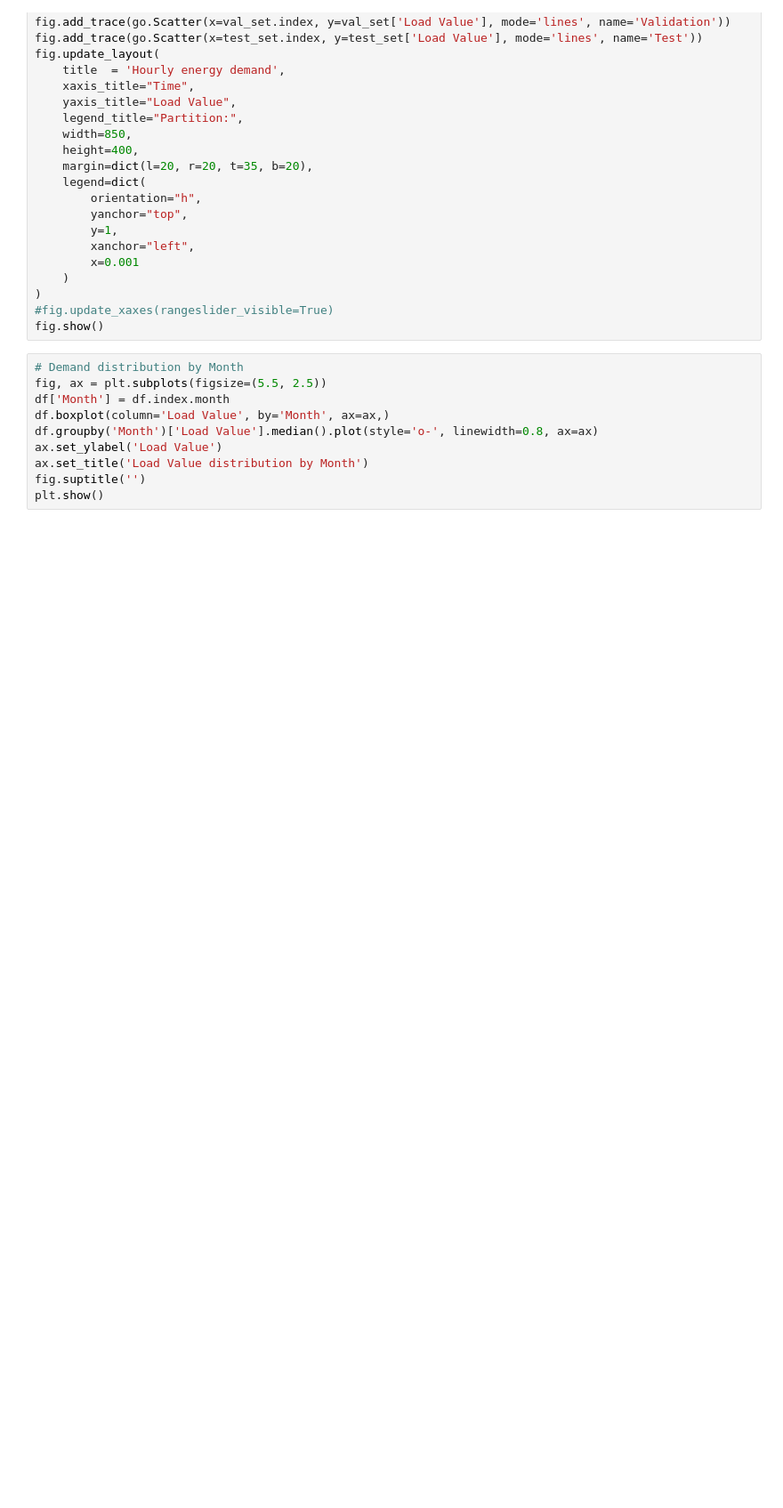
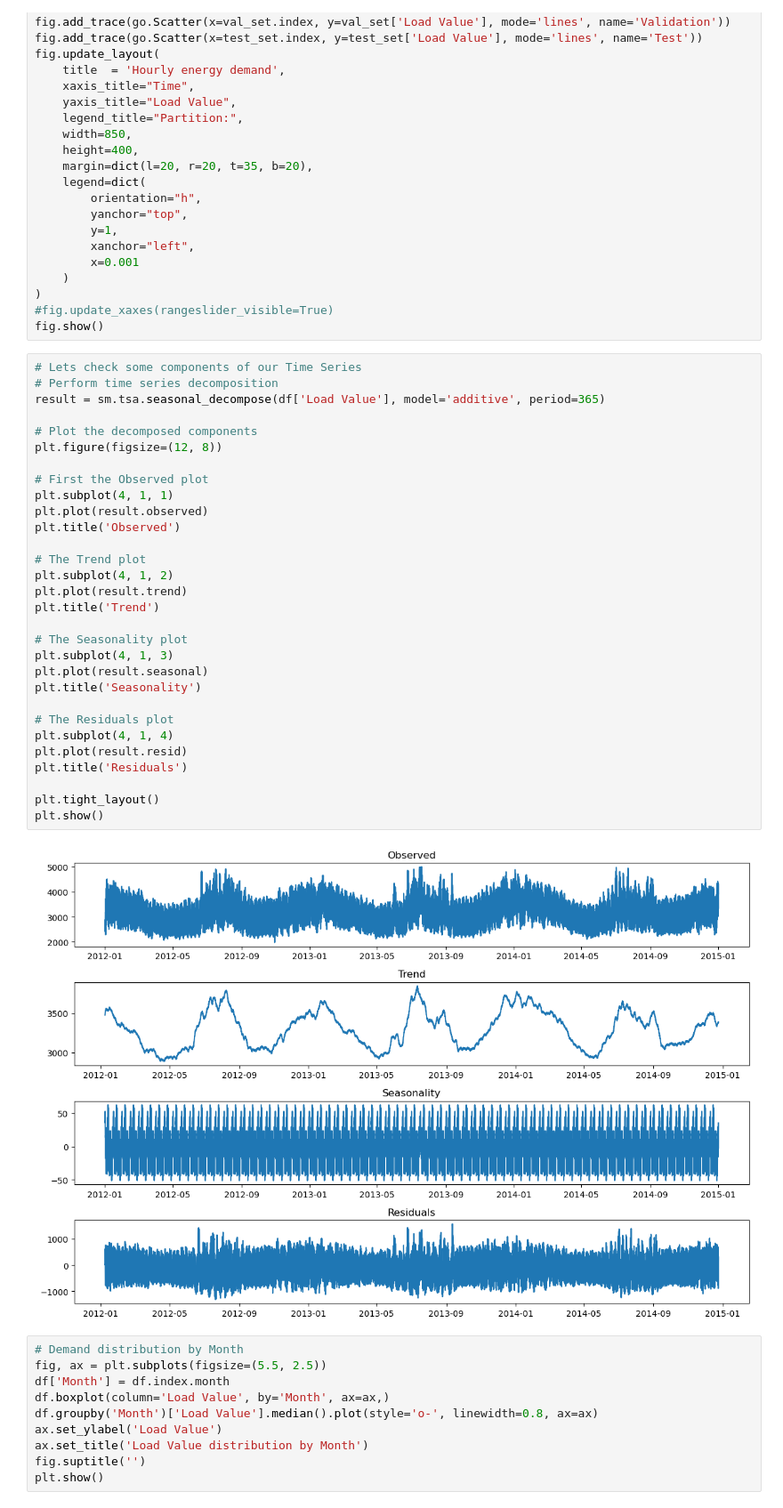
Before and after one commit to valerio1221/Minnd, a Jupyter notebook: t2.ipynb, the cells around one changed output. Shown at 89% size. Drawn from its saved outputs; the diff is of its cells as text; blank space fills up the shorter version.

```diff
--- a/t2.ipynb
+++ b/t2.ipynb
@@ -333,6 +334,38 @@ fig.update_layout(
 )
 #fig.update_xaxes(rangeslider_visible=True)
 fig.show()
+# %%
+# Lets check some components of our Time Series
+# Perform time series decomposition
+result = sm.tsa.seasonal_decompose(df['Load Value'], model='additive', period=365)
+
+# Plot the decomposed components
+plt.figure(figsize=(12, 8))
+
+# First the Observed plot
+plt.subplot(4, 1, 1)
+plt.plot(result.observed)
+plt.title('Observed')
+
+# The Trend plot
+plt.subplot(4, 1, 2)
+plt.plot(result.trend)
+plt.title('Trend')
+
+# The Seasonality plot
+plt.subplot(4, 1, 3)
+plt.plot(result.seasonal)
+plt.title('Seasonality')
+
+# The Residuals plot
+plt.subplot(4, 1, 4)
+plt.plot(result.resid)
+plt.title('Residuals')
+
+plt.tight_layout()
+plt.show()
+# %% [output]
+[figure, added]
 # %%
 # Demand distribution by Month
 fig, ax = plt.subplots(figsize=(5.5, 2.5))
```
Also changed, not shown: parts of 1 cell of this notebook.
